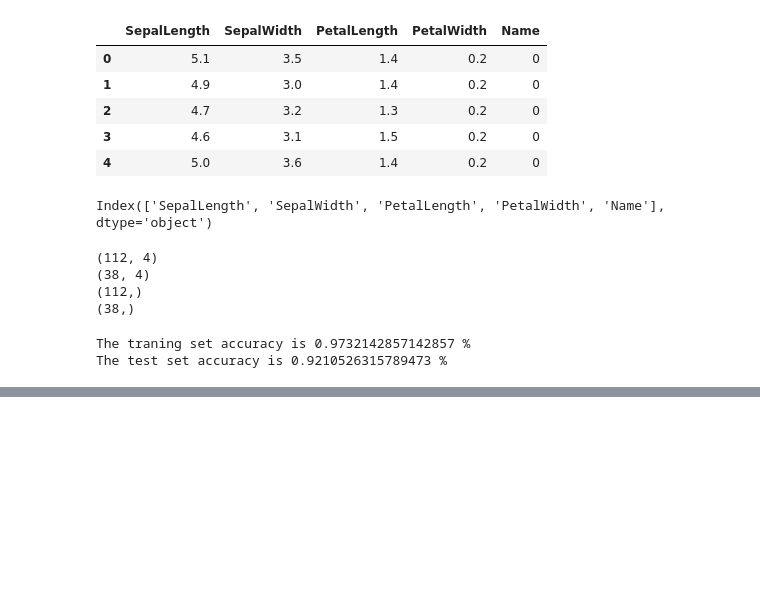
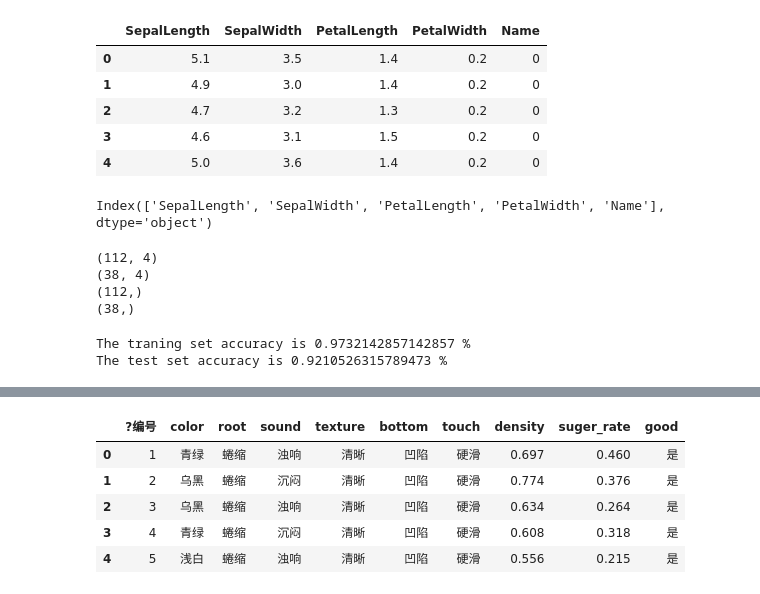
Before and after one commit to dangspin/My_ML, a Jupyter notebook: Naive_Bayes.ipynb, the cells around one changed output, grey strips where cells are left out. Cells and saved outputs as stored; diff of their text form; code cells hidden in the pictures; blank space fills up the shorter version.

```diff
--- a/Naive_Bayes.ipynb
+++ b/Naive_Bayes.ipynb
@@ -396,0 +412,12 @@ The test set accuracy is 0.9210526315789473 %
+# %%
+water.rename(columns={'色泽': 'color', '根蒂': 'root','敲声':'sound','纹理':'texture','脐部':'bottom','触感':'touch',
+                     '密度':'density','含糖率':'suger_rate','好瓜':'good'}, inplace=True)
+# %%
+water.head()
+# %% [output]
+|  | ?编号 | color | root | sound | texture | bottom | touch | density | suger_rate | good |
+| 0 | 1 | 青绿 | 蜷缩 | 浊响 | 清晰 | 凹陷 | 硬滑 | 0.697 | 0.460 | 是 |
+| 1 | 2 | 乌黑 | 蜷缩 | 沉闷 | 清晰 | 凹陷 | 硬滑 | 0.774 | 0.376 | 是 |
+| 2 | 3 | 乌黑 | 蜷缩 | 浊响 | 清晰 | 凹陷 | 硬滑 | 0.634 | 0.264 | 是 |
+| 3 | 4 | 青绿 | 蜷缩 | 沉闷 | 清晰 | 凹陷 | 硬滑 | 0.608 | 0.318 | 是 |
+| 4 | 5 | 浅白 | 蜷缩 | 浊响 | 清晰 | 凹陷 | 硬滑 | 0.556 | 0.215 | 是 |
```
Also changed, not shown: parts of 5 cells of this notebook.
